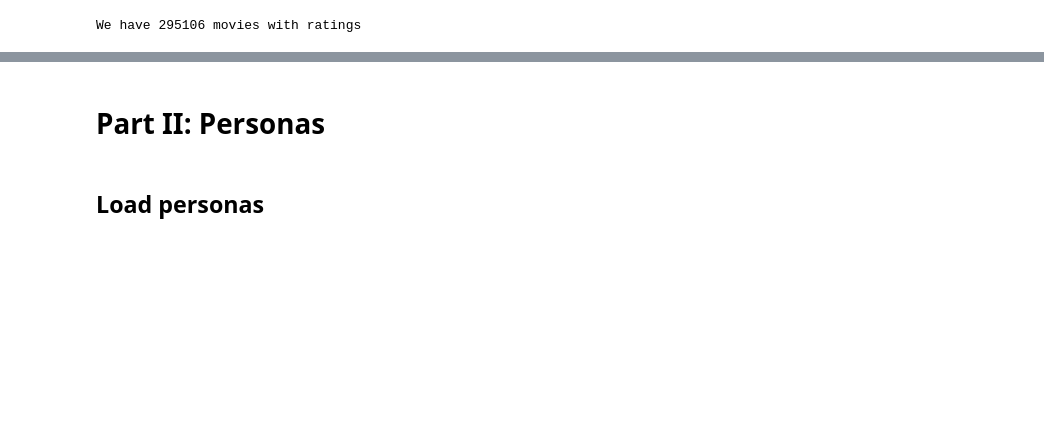
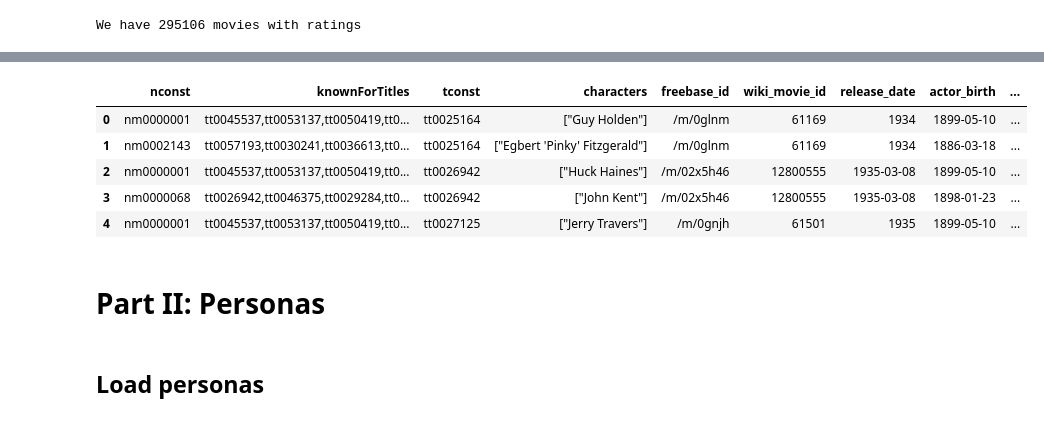
Before and after one commit to epfl-ada/ada-2023-project-advanceddataarsonists, a Jupyter notebook: data_exploring.ipynb, the cells around one changed output, grey strips where cells are left out. Cells and saved outputs as stored; diff of their text form; code cells hidden in the pictures; blank space fills up the shorter version.

```diff
--- a/data_exploring.ipynb
+++ b/data_exploring.ipynb
@@ -277,2 +358,11 @@ cmu_movies_w_imdb_rating.sample(5)
+# %%
+actors_characters.head()
+# %% [output]
+|  | nconst | knownForTitles | tconst | characters | freebase_id | wiki_movie_id | release_date | actor_birth | ... |
+| 0 | nm0000001 | tt0045537,tt0053137,tt0050419,tt0... | tt0025164 | ["Guy Holden"] | /m/0glnm | 61169 | 1934 | 1899-05-10 | ... |
+| 1 | nm0002143 | tt0057193,tt0030241,tt0036613,tt0... | tt0025164 | ["Egbert 'Pinky' Fitzgerald"] | /m/0glnm | 61169 | 1934 | 1886-03-18 | ... |
+| 2 | nm0000001 | tt0045537,tt0053137,tt0050419,tt0... | tt0026942 | ["Huck Haines"] | /m/02x5h46 | 12800555 | 1935-03-08 | 1899-05-10 | ... |
+| 3 | nm0000068 | tt0026942,tt0046375,tt0029284,tt0... | tt0026942 | ["John Kent"] | /m/02x5h46 | 12800555 | 1935-03-08 | 1898-01-23 | ... |
+| 4 | nm0000001 | tt0045537,tt0053137,tt0050419,tt0... | tt0027125 | ["Jerry Travers"] | /m/0gnjh | 61501 | 1935 | 1899-05-10 | ... |
 # %% [markdown]
 # Part II: Personas
```
Also changed, not shown: parts of 23 cells of this notebook.
